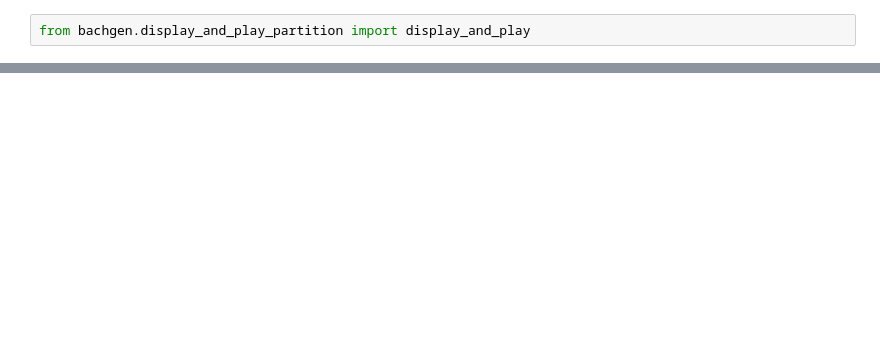
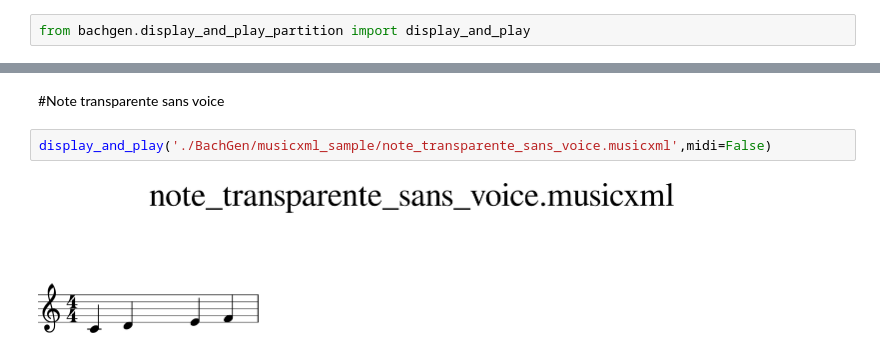
Before and after one commit to gomar0801/BachGen, a Jupyter notebook: notebooks/Test sur le github BachGen.ipynb, the cells around one changed output, grey strips where cells are left out. Cells and saved outputs as stored; diff of their text form; blank space fills up the shorter version.

```diff
--- a/notebooks/Test sur le github BachGen.ipynb
+++ b/notebooks/Test sur le github BachGen.ipynb
@@ -15,0 +32,6 @@ display_and_play('./BachGen/musicxml_sample/minimal.musicxml')
+# %% [markdown]
+#Note transparente sans voice
+# %%
+display_and_play('./BachGen/musicxml_sample/note_transparente_sans_voice.musicxml',midi=False)
+# %% [output]
+[figure, added]
```
Also changed, not shown: parts of 14 cells of this notebook.
